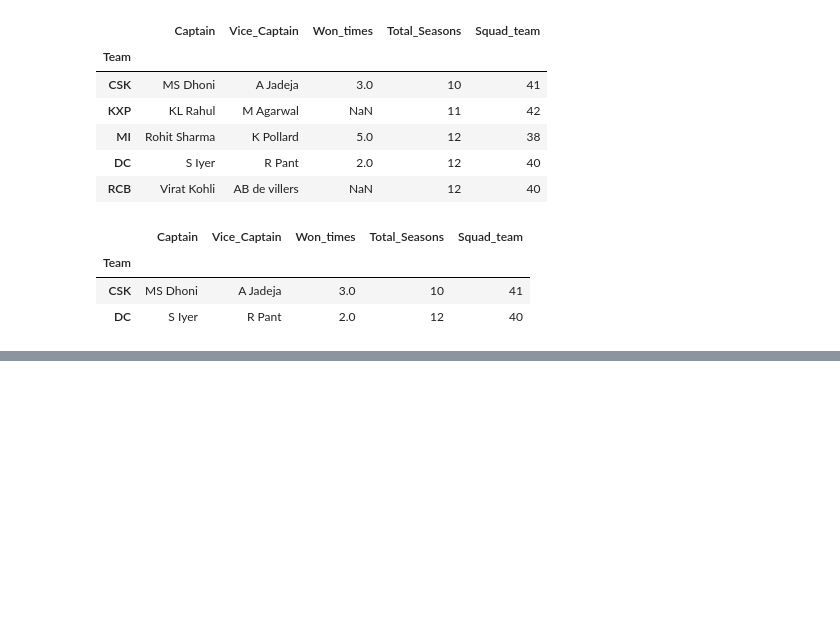
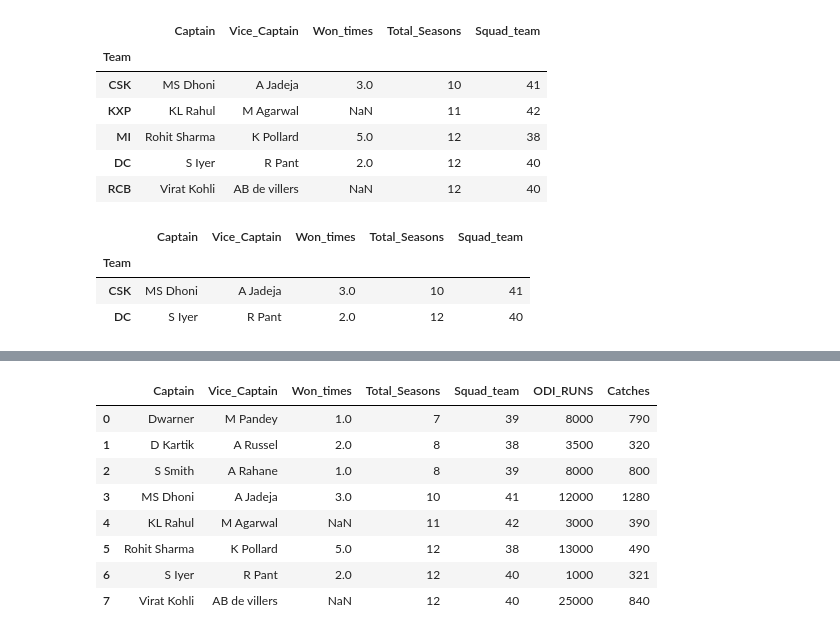
Before and after one commit to santoshkumarvagga/Data-Science, a Jupyter notebook: Pandas.ipynb, the cells around one changed output, grey strips where cells are left out. Cells and saved outputs as stored; diff of their text form; code cells hidden in the pictures; blank space fills up the shorter version.

```diff
--- a/Pandas.ipynb
+++ b/Pandas.ipynb
@@ -343,0 +348,4 @@ df.loc[df.Vice_Captain.isin(valid_rows)]
+# %%
+df_1 = df
+df_2 = pd.read_csv("sample_workbook_2.csv")
+df_2
@@ -343,0 +362,13 @@ df.loc[df.Vice_Captain.isin(valid_rows)]
+# %%
+# how = "inner" makes merge using same column in both dataframes so we will have all columns in both dataframes but only one common column
+pd.merge(df_1, df_2, how="inner", on="Captain")
+# %% [output]
+|  | Captain | Vice_Captain | Won_times | Total_Seasons | Squad_team | ODI_RUNS | Catches |
+| 0 | Dwarner | M Pandey | 1.0 | 7 | 39 | 8000 | 790 |
+| 1 | D Kartik | A Russel | 2.0 | 8 | 38 | 3500 | 320 |
+| 2 | S Smith | A Rahane | 1.0 | 8 | 39 | 8000 | 800 |
+| 3 | MS Dhoni | A Jadeja | 3.0 | 10 | 41 | 12000 | 1280 |
+| 4 | KL Rahul | M Agarwal | NaN | 11 | 42 | 3000 | 390 |
+| 5 | Rohit Sharma | K Pollard | 5.0 | 12 | 38 | 13000 | 490 |
+| 6 | S Iyer | R Pant | 2.0 | 12 | 40 | 1000 | 321 |
+| 7 | Virat Kohli | AB de villers | NaN | 12 | 40 | 25000 | 840 |
```
Also changed, not shown: parts of 3 cells of this notebook, 2 other files.
